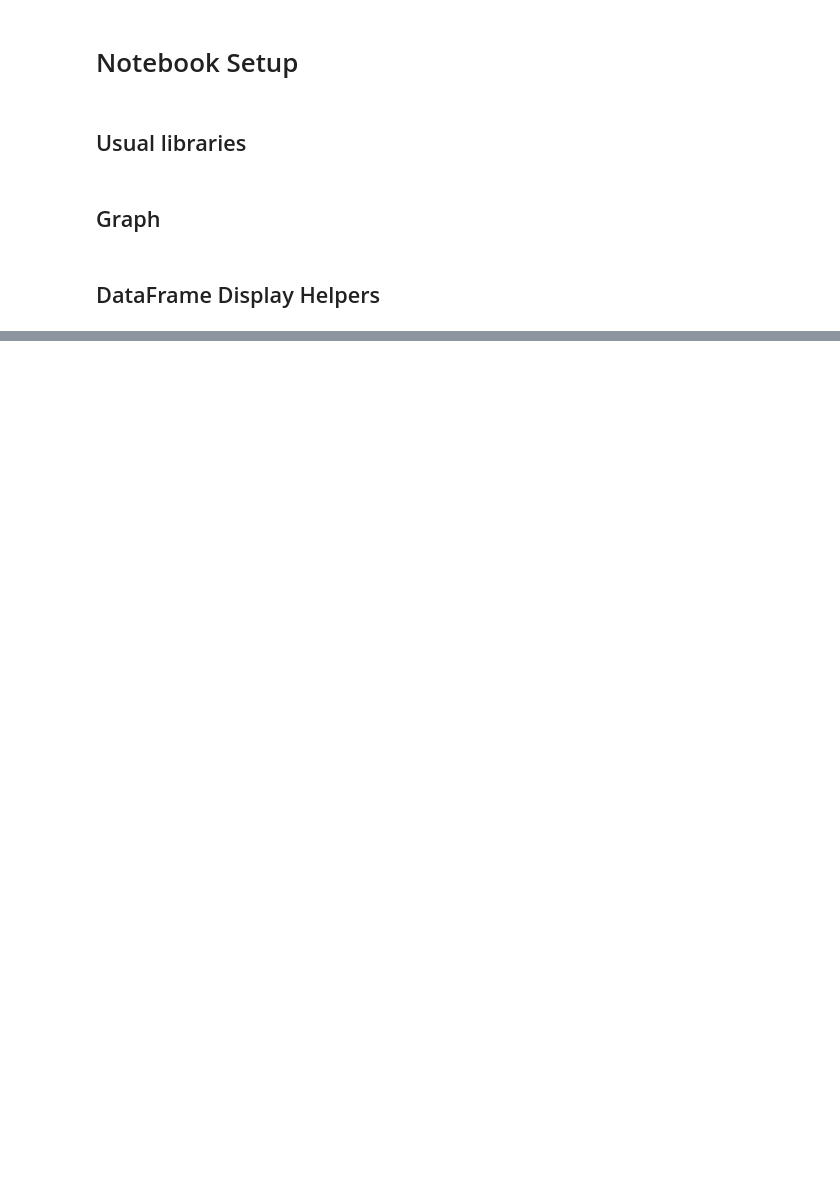
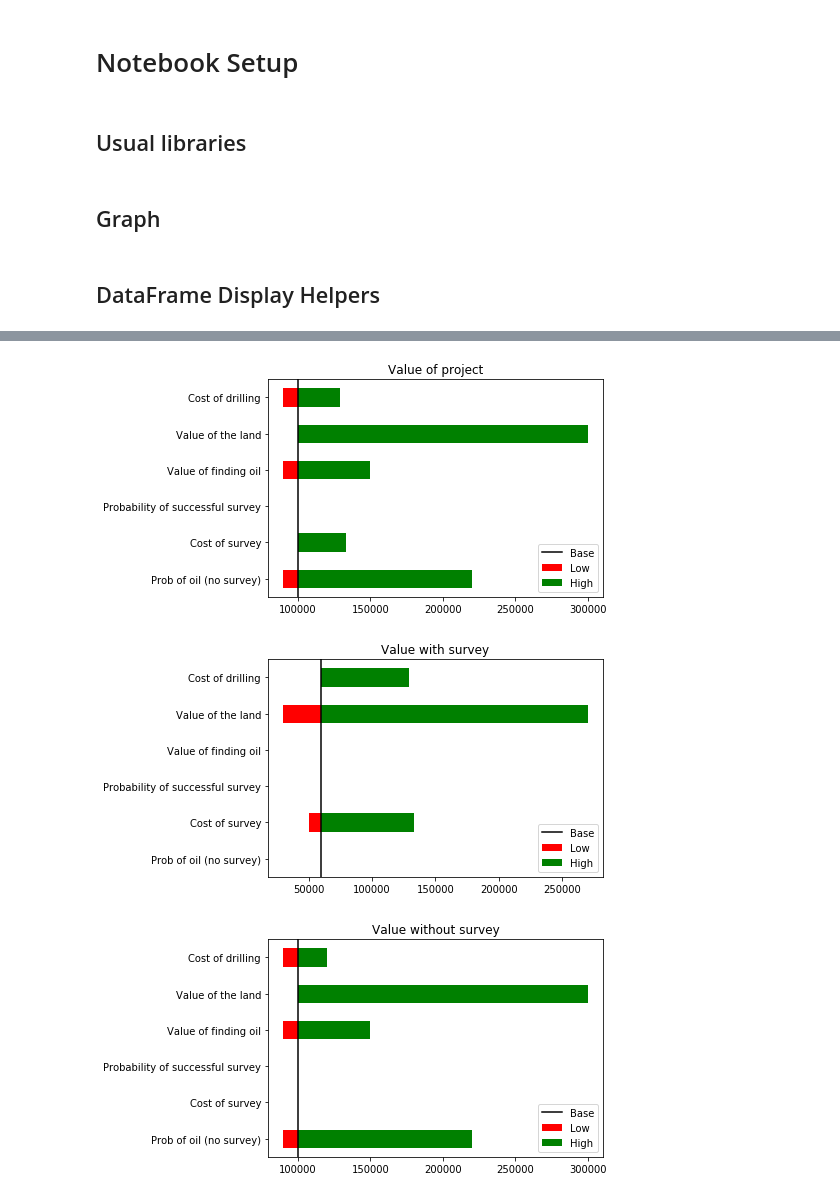
Before and after one commit to francoistrahan/pynes, a Jupyter notebook: pyne/Drill Example.ipynb, the cells around one changed output, grey strips where cells are left out. Drawn from its saved outputs; the diff is of its cells as text; code cells hidden in the pictures; blank space fills up the shorter version.

Commit message:
Drill example

```diff
--- a/pyne/Drill Example.ipynb
+++ b/pyne/Drill Example.ipynb
@@ -68,0 +181,2 @@ CONFIDENCE_LEVEL = 0.95
+# %%
+solver = Solver(root, strategy, SCALAR_ACTUALIZER)
@@ -68,0 +228,9 @@ CONFIDENCE_LEVEL = 0.95
+# %%
+from pyne.limits import Limit, valueUnderThreshold
+
+solver.cashflowLimits.append(
+    Limit("Loosing more than I can tolerate", valueUnderThreshold(-125_000))
+)
+
+solver.solve()
+showTree(root, False, True)
@@ -68,0 +322,21 @@ CONFIDENCE_LEVEL = 0.95
+# %%
+def strategyCouldLeadToDrilling(node: Node):
+    if isinstance(node, Decision):
+        if node.results.choice.name == "Drill":
+            return True
+        else:
+            return strategyCouldLeadToDrilling(node.results.choice.target)
+    elif isinstance(node, Event):
+        for t in node.transitions:
+            if strategyCouldLeadToDrilling(t.target):
+                return True
+    return False
+
+
+outputs = [
+    Output("Value of project", lambda: root.results.strategicValue),
+    Output("Value with survey", lambda: root.transit("Yes").target.results.strategicValue),
+    Output("Value without survey", lambda: root.transit("No").target.results.strategicValue),
+    Output("Survey", lambda: root.results.choice.name),
+    Output("Might end up drilling", lambda: strategyCouldLeadToDrilling(root) and "yes" or "no")
+]
@@ -68,0 +347,2 @@ CONFIDENCE_LEVEL = 0.95
+# %%
+sa = SensitivityAnalysis(solver, variables, outputs)
@@ -68,0 +445,6 @@ CONFIDENCE_LEVEL = 0.95
+# %%
+dummy = sa.getImpactGraphs()
+# %% [output]
+[figure, added]
+[figure, added]
+[figure, added]
```
Also changed, not shown: parts of 44 cells of this notebook.
